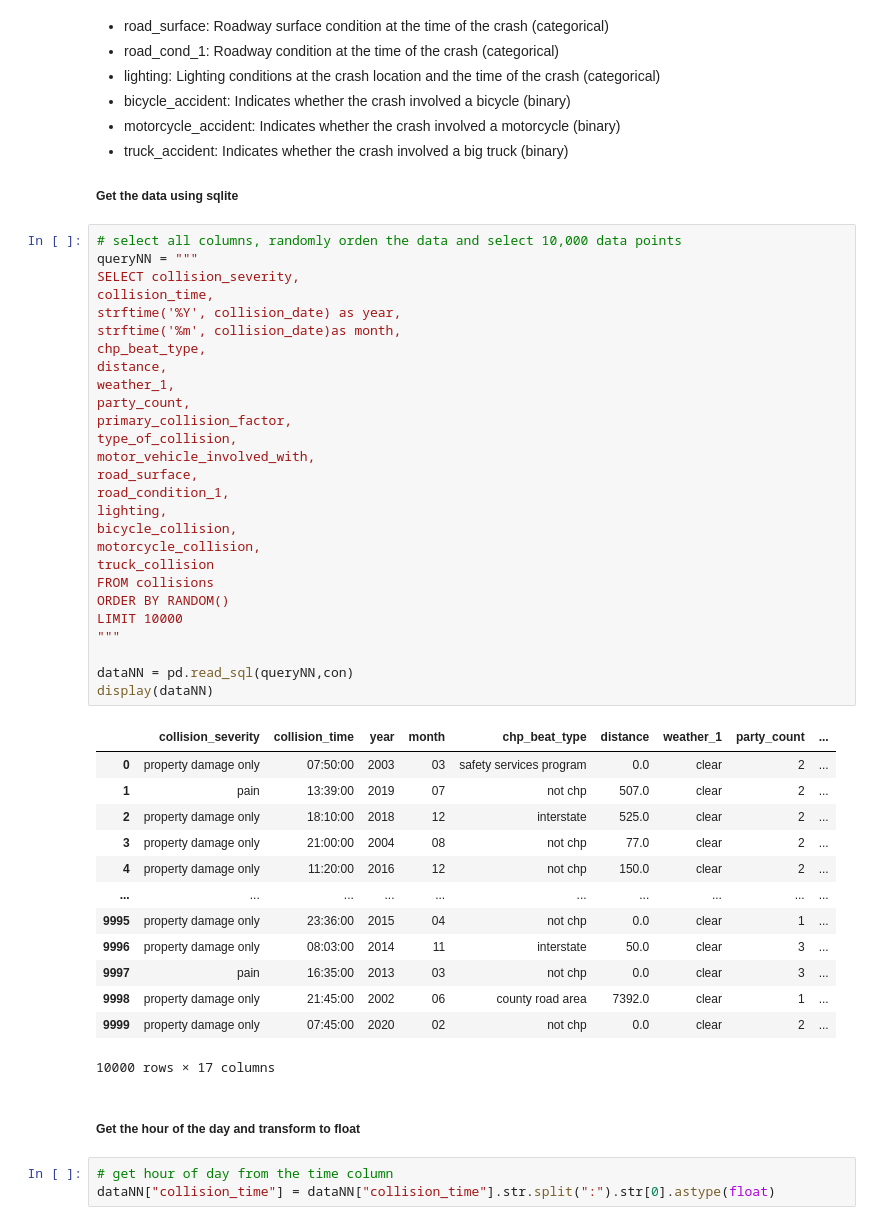
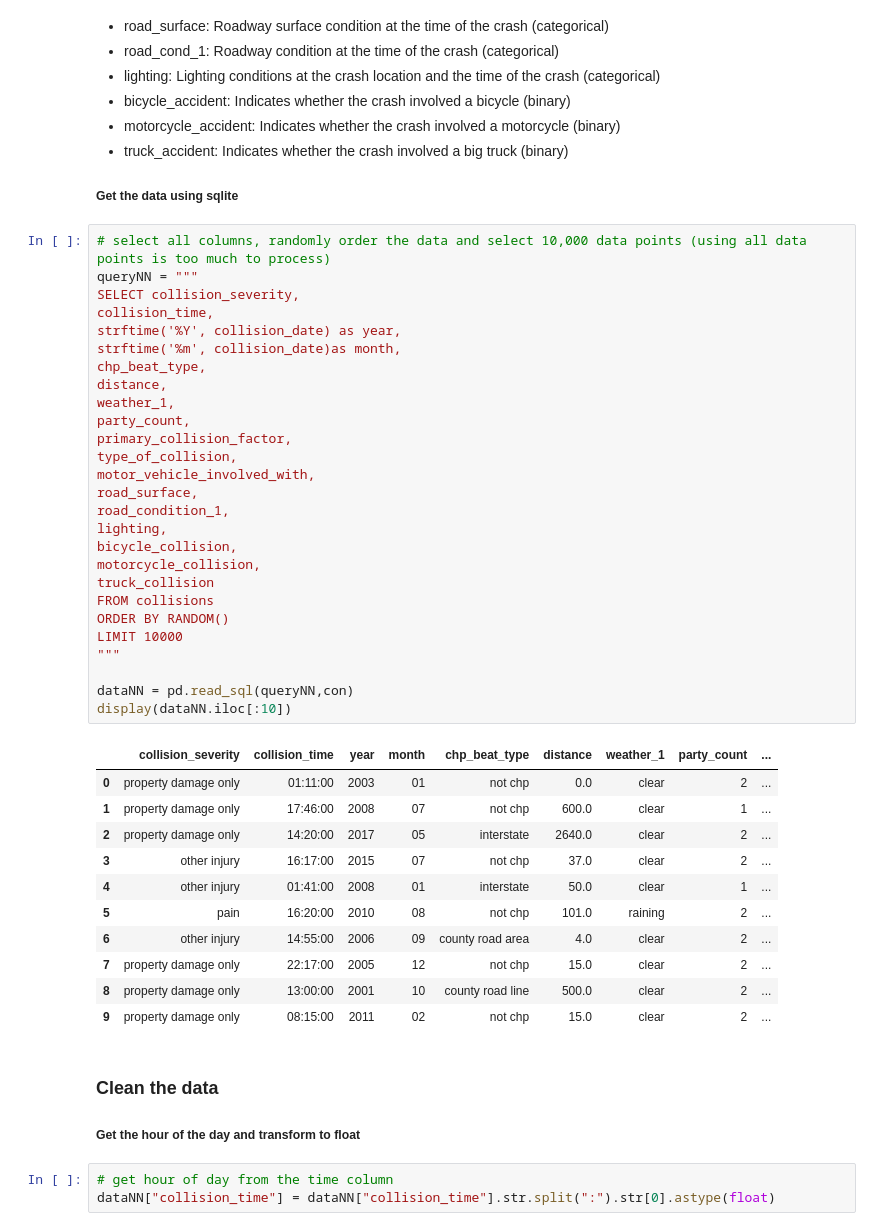
Before and after one commit to MiaDel/Data-Processing-Final-Project, a Jupyter notebook: final_project_notebook.ipynb, the cells around one changed output. Drawn from its saved outputs; the diff is of its cells as text.

```diff
--- a/final_project_notebook.ipynb
+++ b/final_project_notebook.ipynb
@@ -118,47 +127,46 @@ Included features:
 
 ##### Get the data using sqlite
 # %%
-# select all columns, randomly orden the data and select 10,000 data points
+# select all columns, randomly order the data and select 10,000 data points (using all data points is too much to process)
 queryNN = """
 SELECT collision_severity,
 collision_time,
 strftime('%Y', collision_date) as year,
 strftime('%m', collision_date)as month,
 chp_beat_type,
 distance,
 weather_1,
 party_count,
 primary_collision_factor,
 type_of_collision,
 motor_vehicle_involved_with,
 road_surface,
 road_condition_1,
 lighting,
 bicycle_collision,
 motorcycle_collision,
 truck_collision
 FROM collisions
 ORDER BY RANDOM()
 LIMIT 10000
 """
 
 dataNN = pd.read_sql(queryNN,con)
-display(dataNN)
+display(dataNN.iloc[:10])
 # %% [output]
 |  | collision_severity | collision_time | year | month | chp_beat_type | distance | weather_1 | party_count | ... |
-| 0 | property damage only | 07:50:00 | 2003 | 03 | safety services program | 0.0 | clear | 2 | ... |
-| 1 | pain | 13:39:00 | 2019 | 07 | not chp | 507.0 | clear | 2 | ... |
-| 2 | property damage only | 18:10:00 | 2018 | 12 | interstate | 525.0 | clear | 2 | ... |
-| 3 | property damage only | 21:00:00 | 2004 | 08 | not chp | 77.0 | clear | 2 | ... |
-| 4 | property damage only | 11:20:00 | 2016 | 12 | not chp | 150.0 | clear | 2 | ... |
-| ... | ... | ... | ... | ... | ... | ... | ... | ... | ... |
-| 9995 | property damage only | 23:36:00 | 2015 | 04 | not chp | 0.0 | clear | 1 | ... |
-| 9996 | property damage only | 08:03:00 | 2014 | 11 | interstate | 50.0 | clear | 3 | ... |
-| 9997 | pain | 16:35:00 | 2013 | 03 | not chp | 0.0 | clear | 3 | ... |
-| 9998 | property damage only | 21:45:00 | 2002 | 06 | county road area | 7392.0 | clear | 1 | ... |
-| 9999 | property damage only | 07:45:00 | 2020 | 02 | not chp | 0.0 | clear | 2 | ... |
+| 0 | property damage only | 01:11:00 | 2003 | 01 | not chp | 0.0 | clear | 2 | ... |
+| 1 | property damage only | 17:46:00 | 2008 | 07 | not chp | 600.0 | clear | 1 | ... |
+| 2 | property damage only | 14:20:00 | 2017 | 05 | interstate | 2640.0 | clear | 2 | ... |
+| 3 | other injury | 16:17:00 | 2015 | 07 | not chp | 37.0 | clear | 2 | ... |
+| 4 | other injury | 01:41:00 | 2008 | 01 | interstate | 50.0 | clear | 1 | ... |
+| 5 | pain | 16:20:00 | 2010 | 08 | not chp | 101.0 | raining | 2 | ... |
+| 6 | other injury | 14:55:00 | 2006 | 09 | county road area | 4.0 | clear | 2 | ... |
+| 7 | property damage only | 22:17:00 | 2005 | 12 | not chp | 15.0 | clear | 2 | ... |
+| 8 | property damage only | 13:00:00 | 2001 | 10 | county road line | 500.0 | clear | 2 | ... |
+| 9 | property damage only | 08:15:00 | 2011 | 02 | not chp | 15.0 | clear | 2 | ... |
-10000 rows × 17 columns
 # %% [markdown]
+### Clean the data
 ##### Get the hour of the day and transform to float
 # %%
 # get hour of day from the time column
```
Also changed, not shown: parts of 21 cells of this notebook, 4 other files.
